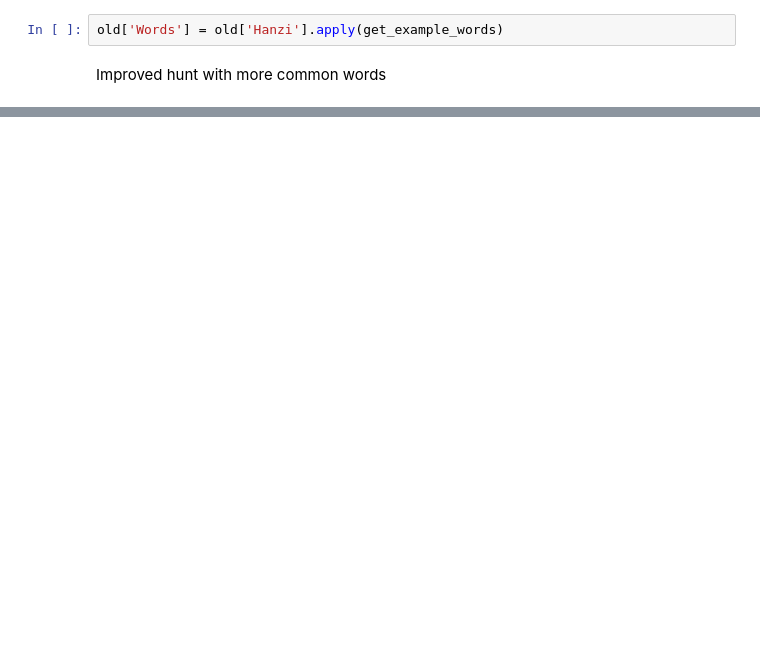
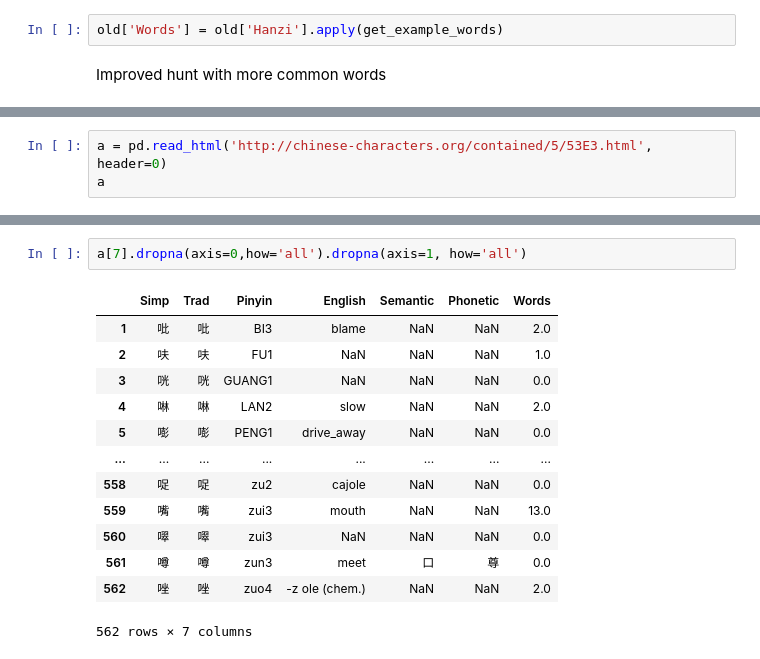
Before and after one commit to Tclack88/misc-analysis, a Jupyter notebook: mandarin_frequency_analysis/pinyin_conversion.ipynb, the cells around one changed output, grey strips where cells are left out. Saved outputs shown, nothing was run; the diff lists cells and outputs as text; blank space fills up the shorter version.

```diff
--- a/mandarin_frequency_analysis/pinyin_conversion.ipynb
+++ b/mandarin_frequency_analysis/pinyin_conversion.ipynb
@@ -236,0 +284,3 @@ time: 8.57 ms (started: 2021-12-01 05:00:13 +00:00)
+# %%
+a = pd.read_html('http://chinese-characters.org/contained/5/53E3.html', header=0)
+a
@@ -236,0 +306,16 @@ time: 8.57 ms (started: 2021-12-01 05:00:13 +00:00)
+# %%
+a[7].dropna(axis=0,how='all').dropna(axis=1, how='all')
+# %% [output]
+|  | Simp | Trad | Pinyin | English | Semantic | Phonetic | Words |
+| 1 | 吡 | 吡 | BI3 | blame | NaN | NaN | 2.0 |
+| 2 | 呋 | 呋 | FU1 | NaN | NaN | NaN | 1.0 |
+| 3 | 咣 | 咣 | GUANG1 | NaN | NaN | NaN | 0.0 |
+| 4 | 啉 | 啉 | LAN2 | slow | NaN | NaN | 2.0 |
+| 5 | 嘭 | 嘭 | PENG1 | drive_away | NaN | NaN | 0.0 |
+| ... | ... | ... | ... | ... | ... | ... | ... |
+| 558 | 哫 | 哫 | zu2 | cajole | NaN | NaN | 0.0 |
+| 559 | 嘴 | 嘴 | zui3 | mouth | NaN | NaN | 13.0 |
+| 560 | 噿 | 噿 | zui3 | NaN | NaN | NaN | 0.0 |
+| 561 | 噂 | 噂 | zun3 | meet | 口 | 尊 | 0.0 |
+| 562 | 唑 | 唑 | zuo4 | -z ole (chem.) | NaN | NaN | 2.0 |
+562 rows × 7 columns
```
Also changed, not shown: parts of 8 cells of this notebook.
